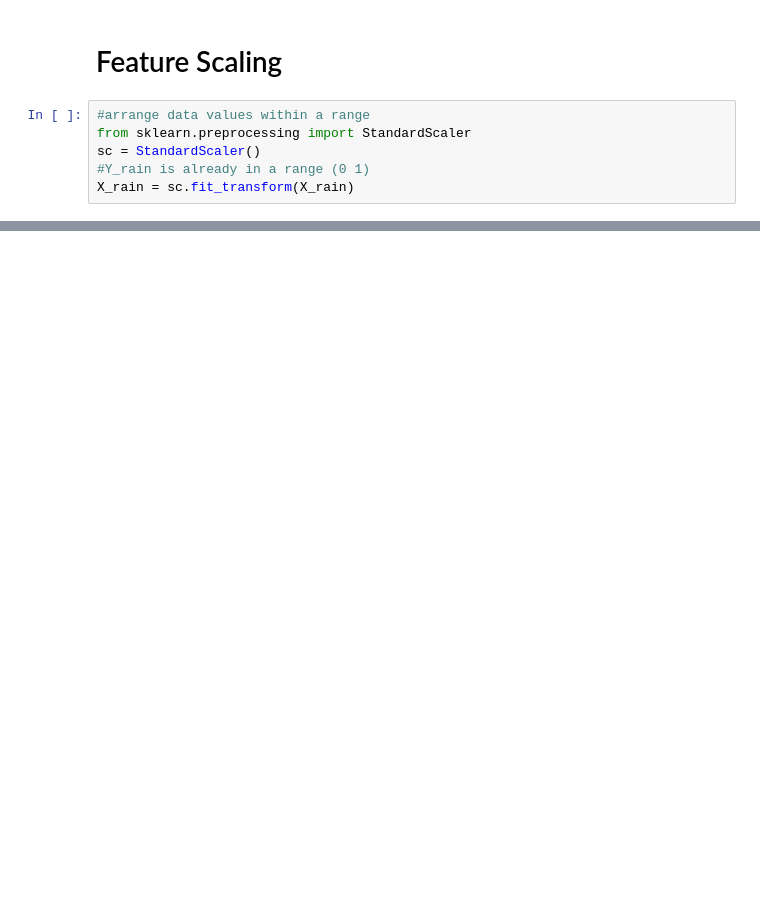
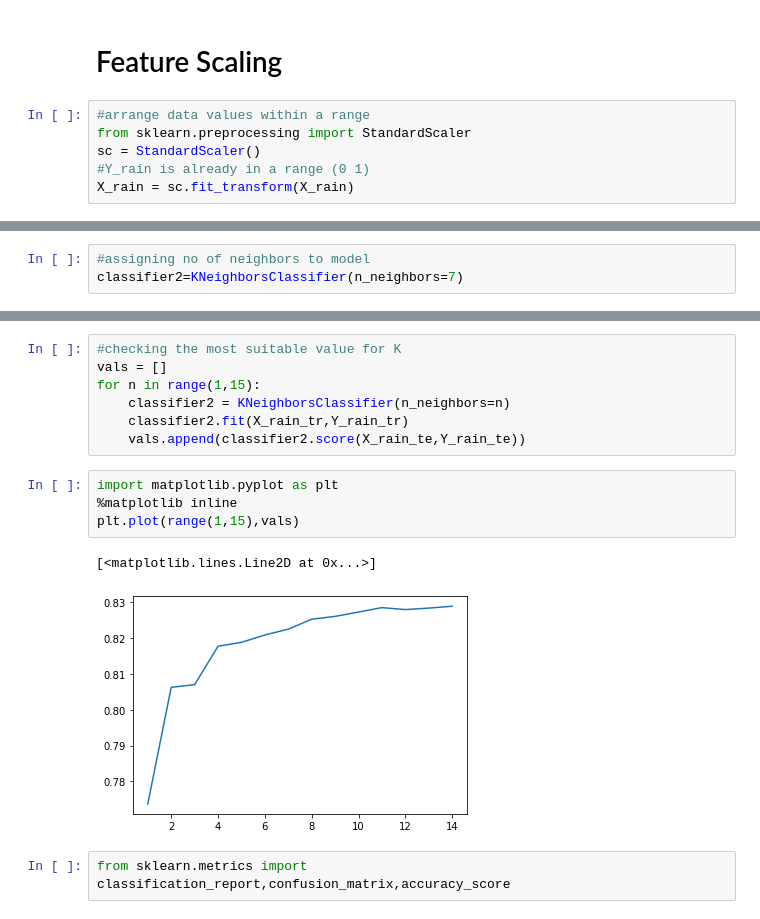
Before and after one commit to sandamaligeethika/ML_Assignment2_IT19120058_IT19120294_IT19147956, a Jupyter notebook: Assignment2.ipynb, the cells around one changed output, grey strips where cells are left out. Cells and saved outputs as stored; diff of their text form; blank space fills up the shorter version.

```diff
--- a/Assignment2.ipynb
+++ b/Assignment2.ipynb
@@ -830,0 +1114,3 @@ print(X_rain)
+# %%
+#assigning no of neighbors to model
+classifier2=KNeighborsClassifier(n_neighbors=7)
@@ -830,0 +1128,16 @@ print(X_rain)
+# %%
+#checking the most suitable value for K
+vals = []
+for n in range(1,15):
+    classifier2 = KNeighborsClassifier(n_neighbors=n)
+    classifier2.fit(X_rain_tr,Y_rain_tr)
+    vals.append(classifier2.score(X_rain_te,Y_rain_te))
+# %%
+import matplotlib.pyplot as plt
+%matplotlib inline
+plt.plot(range(1,15),vals)
+# %% [output]
+[<matplotlib.lines.Line2D at 0x...>]
+[figure, added]
+# %%
+from sklearn.metrics import classification_report,confusion_matrix,accuracy_score
```
Also changed, not shown: parts of 53 cells of this notebook.
